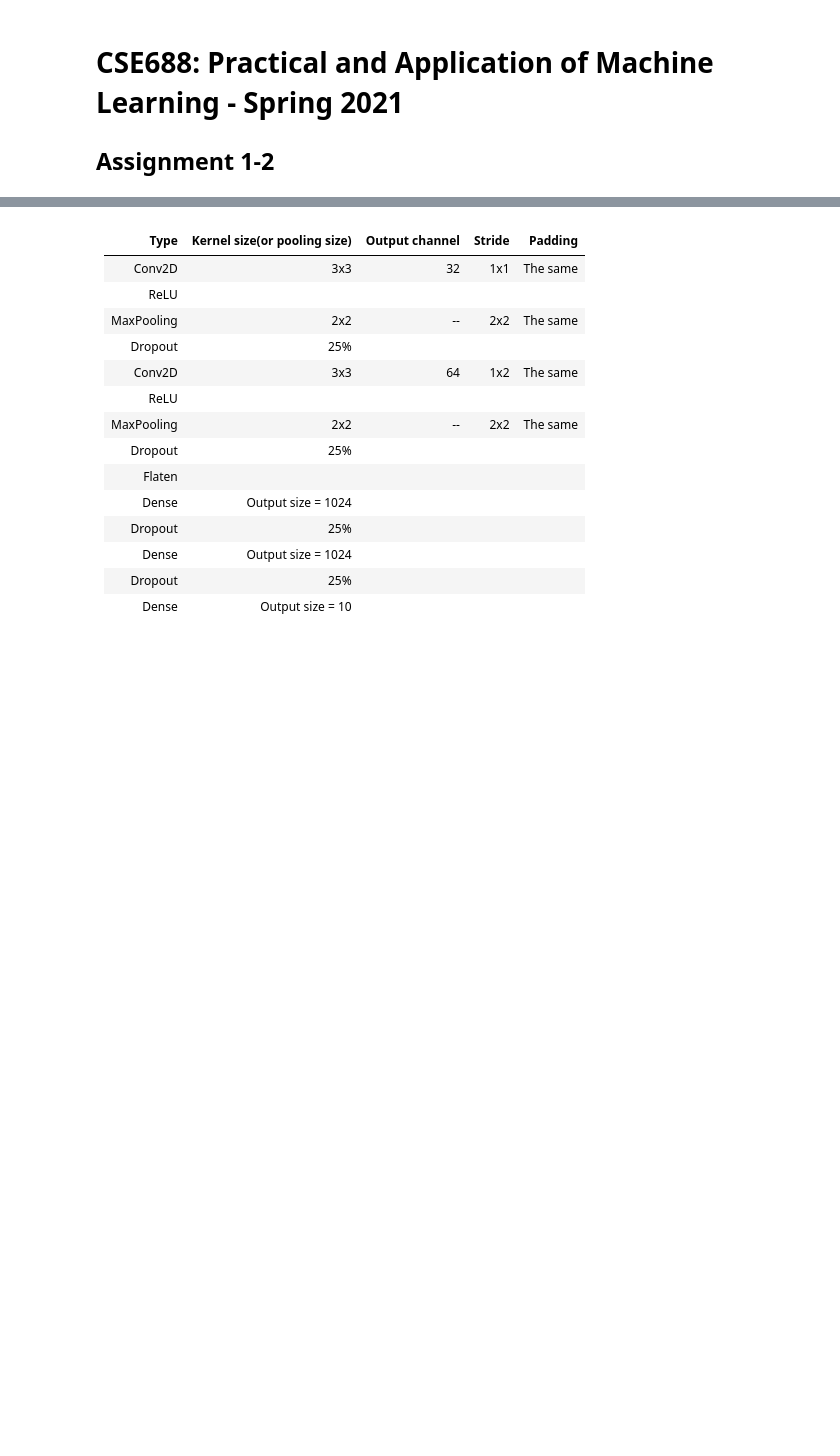
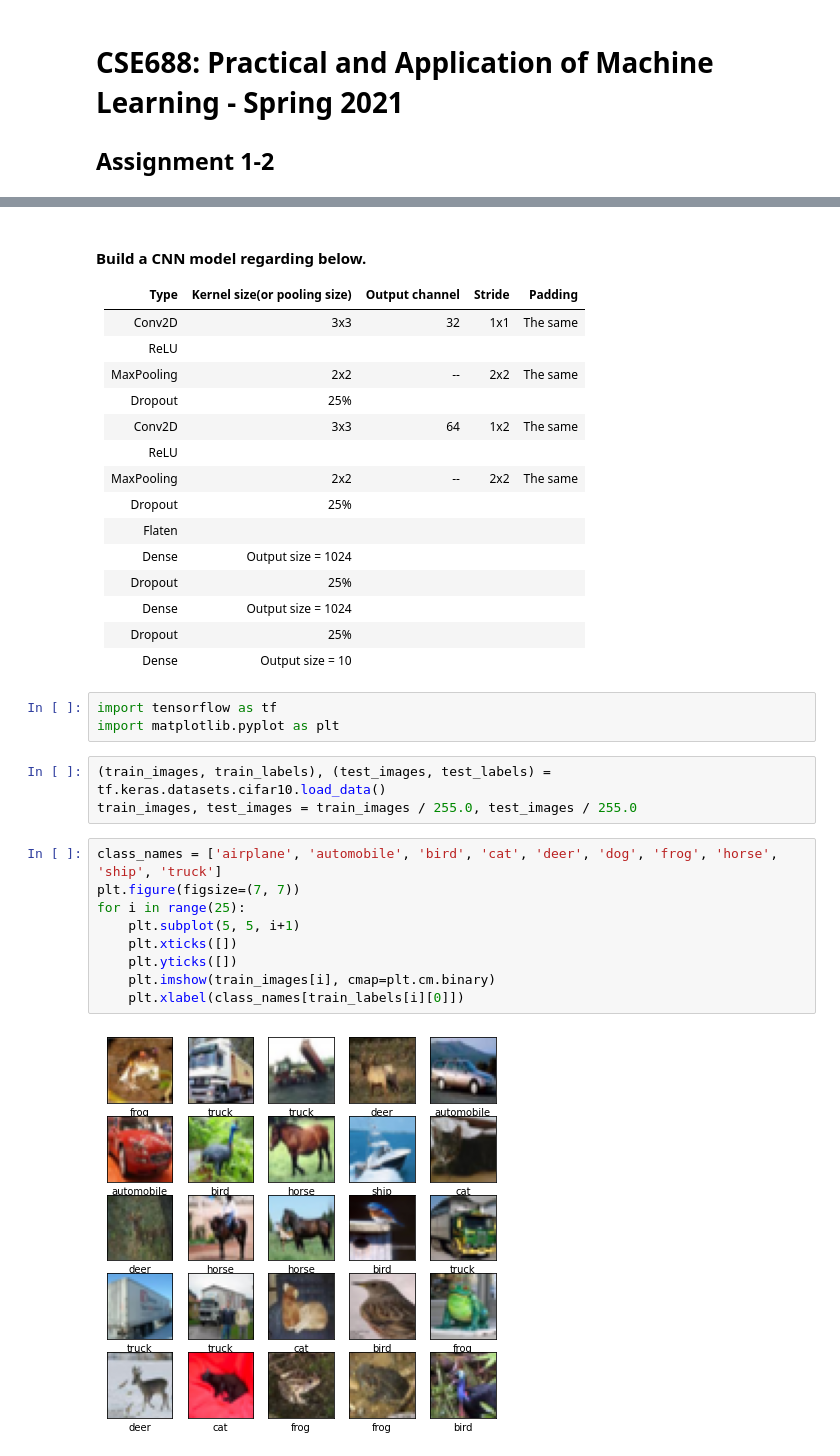
Before and after one commit to ernestchu/CSE688PracticeAndApplicationsOfMachineLearning, a Jupyter notebook: Assignments/hw1/src/hw1-2.ipynb, the cells around one changed output, grey strips where cells are left out. Cells and saved outputs as stored; diff of their text form; blank space fills up the shorter version.

Commit message:
train hw1-2

```diff
--- a/Assignments/hw1/src/hw1-2.ipynb
+++ b/Assignments/hw1/src/hw1-2.ipynb
@@ -4,4 +7,5 @@
 # %% [markdown]
+#### Build a CNN model regarding below.
 
 | Type       | Kernel size(or pooling size) | Output channel | Stride | Padding  |
 |------------|------------------------------|----------------|--------|----------|
@@ -19,3 +23,20 @@
 | Dense      | Output size = 1024           |                |        |          |
 | Dropout    | 25%                          |                |        |          |
 | Dense      | Output size = 10             |                |        |          |
+# %%
+import tensorflow as tf
+import matplotlib.pyplot as plt
+# %%
+(train_images, train_labels), (test_images, test_labels) = tf.keras.datasets.cifar10.load_data()
+train_images, test_images = train_images / 255.0, test_images / 255.0
+# %%
+class_names = ['airplane', 'automobile', 'bird', 'cat', 'deer', 'dog', 'frog', 'horse', 'ship', 'truck']
+plt.figure(figsize=(7, 7))
+for i in range(25):
+    plt.subplot(5, 5, i+1)
+    plt.xticks([])
+    plt.yticks([])
+    plt.imshow(train_images[i], cmap=plt.cm.binary)
+    plt.xlabel(class_names[train_labels[i][0]])
+# %% [output]
+[figure, added]
```
Also changed, not shown: parts of 4 cells of this notebook, 1 other file.
